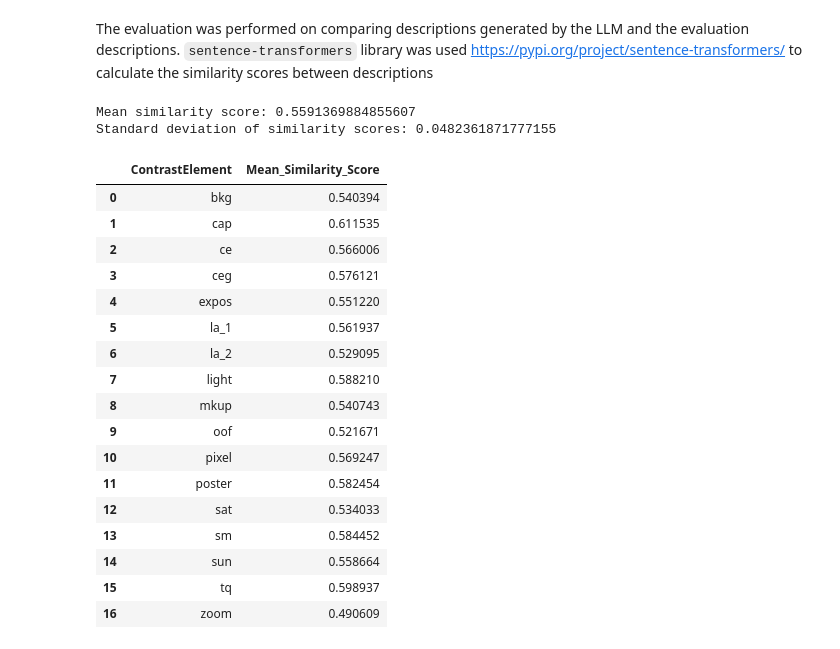
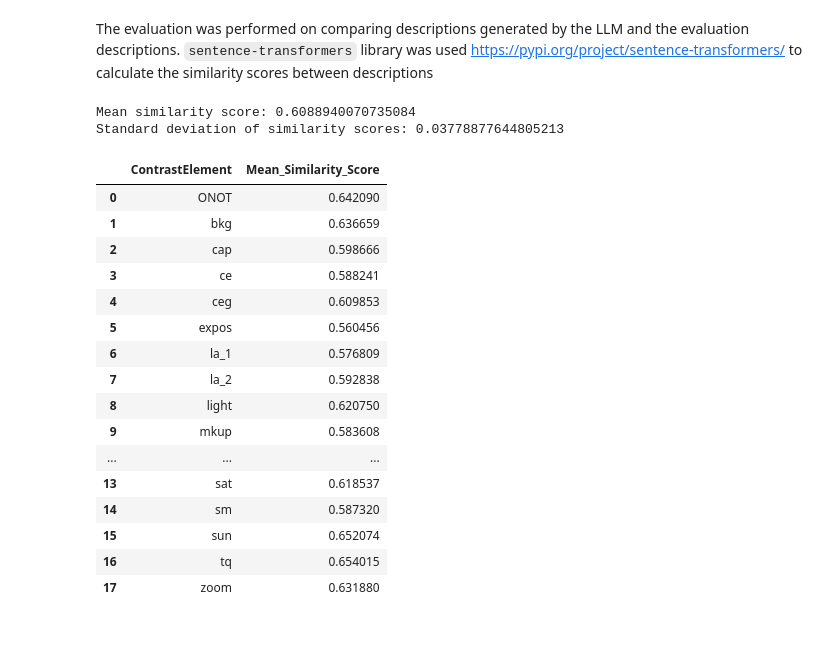
Before and after one commit to olablachowiak/biometrics-project, a Jupyter notebook: analysis.ipynb, the cells around one changed output. Drawn from its saved outputs; the diff is of its cells as text; code cells hidden in the pictures.

Commit message:
new scores

```diff
--- a/analysis.ipynb
+++ b/analysis.ipynb
@@ -322,41 +322,40 @@ The evaluation was performed on comparing descriptions generated by the LLM and
 # %%
 from src.evaluation import compare_descriptions
 
-comparison_score = compare_descriptions('src/data/llm_descriptions/llm_generated_explanations_final.jsonl',
+comparison_score = compare_descriptions('src/data/llm_descriptions/llm_generated_explanations.jsonl',
                                                 'src/data/QFIQ_assessment/in_context_test_evaluation_data.jsonl',
                                                 )
 df_comparison_score = pd.DataFrame(comparison_score)
 
 mean_score = df_comparison_score['Similarity_Score'].mean()
 std_score = df_comparison_score['Similarity_Score'].std()
 
 print(f"Mean similarity score: {mean_score}")
 print(f"Standard deviation of similarity scores: {std_score}")
 
 mean_score_contrast = df_comparison_score.groupby('ContrastElement')['Similarity_Score'].mean().reset_index()
 
 mean_score_contrast = mean_score_contrast.rename(columns={'Similarity_Score': 'Mean_Similarity_Score'})
 
 
 mean_score_contrast
 # %% [output]
-Mean similarity score: 0.5591369884855607
-Standard deviation of similarity scores: 0.0482361871777155
+Mean similarity score: 0.6088940070735084
+Standard deviation of similarity scores: 0.03778877644805213
 |  | ContrastElement | Mean_Similarity_Score |
-| 0 | bkg | 0.540394 |
-| 1 | cap | 0.611535 |
-| 2 | ce | 0.566006 |
-| 3 | ceg | 0.576121 |
-| 4 | expos | 0.551220 |
-| 5 | la_1 | 0.561937 |
-| 6 | la_2 | 0.529095 |
-| 7 | light | 0.588210 |
-| 8 | mkup | 0.540743 |
-| 9 | oof | 0.521671 |
-| 10 | pixel | 0.569247 |
-| 11 | poster | 0.582454 |
-| 12 | sat | 0.534033 |
-| 13 | sm | 0.584452 |
-| 14 | sun | 0.558664 |
-| 15 | tq | 0.598937 |
-| 16 | zoom | 0.490609 |
+| 0 | ONOT | 0.642090 |
+| 1 | bkg | 0.636659 |
+| 2 | cap | 0.598666 |
+| 3 | ce | 0.588241 |
+| 4 | ceg | 0.609853 |
+| 5 | expos | 0.560456 |
+| 6 | la_1 | 0.576809 |
+| 7 | la_2 | 0.592838 |
+| 8 | light | 0.620750 |
+| 9 | mkup | 0.583608 |
+| ... | ... | ... |
+| 13 | sat | 0.618537 |
+| 14 | sm | 0.587320 |
+| 15 | sun | 0.652074 |
+| 16 | tq | 0.654015 |
+| 17 | zoom | 0.631880 |
```
Also changed, not shown: 4 other files.
